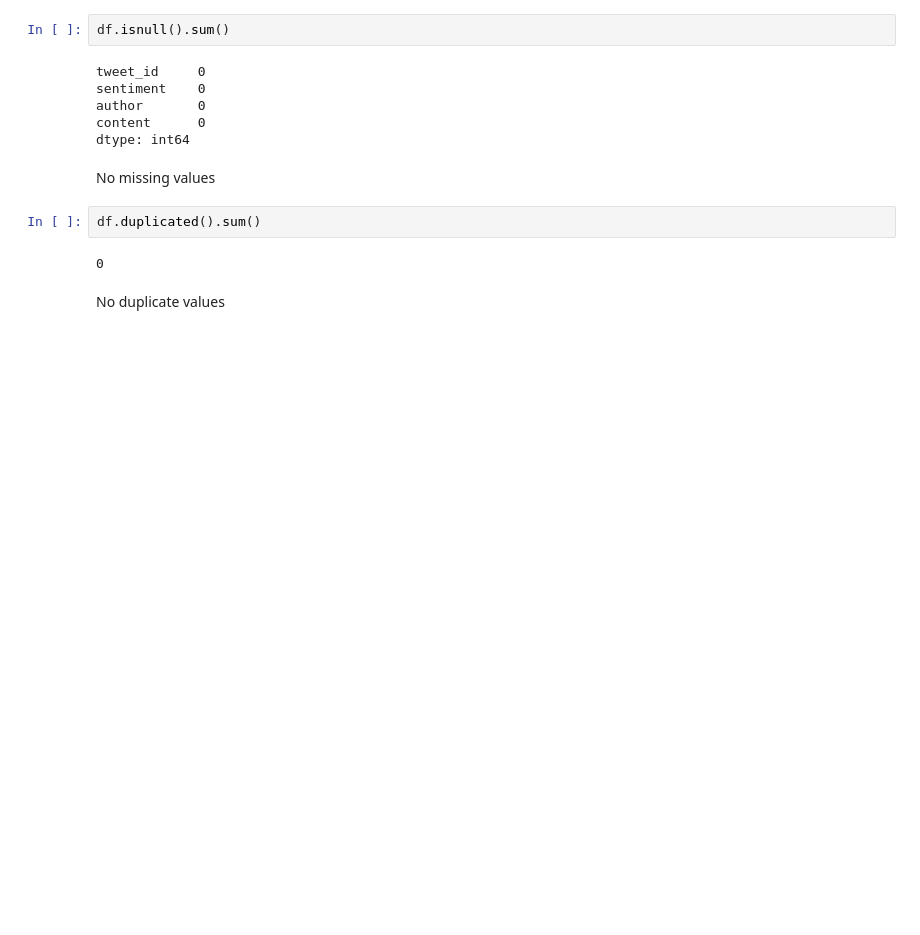
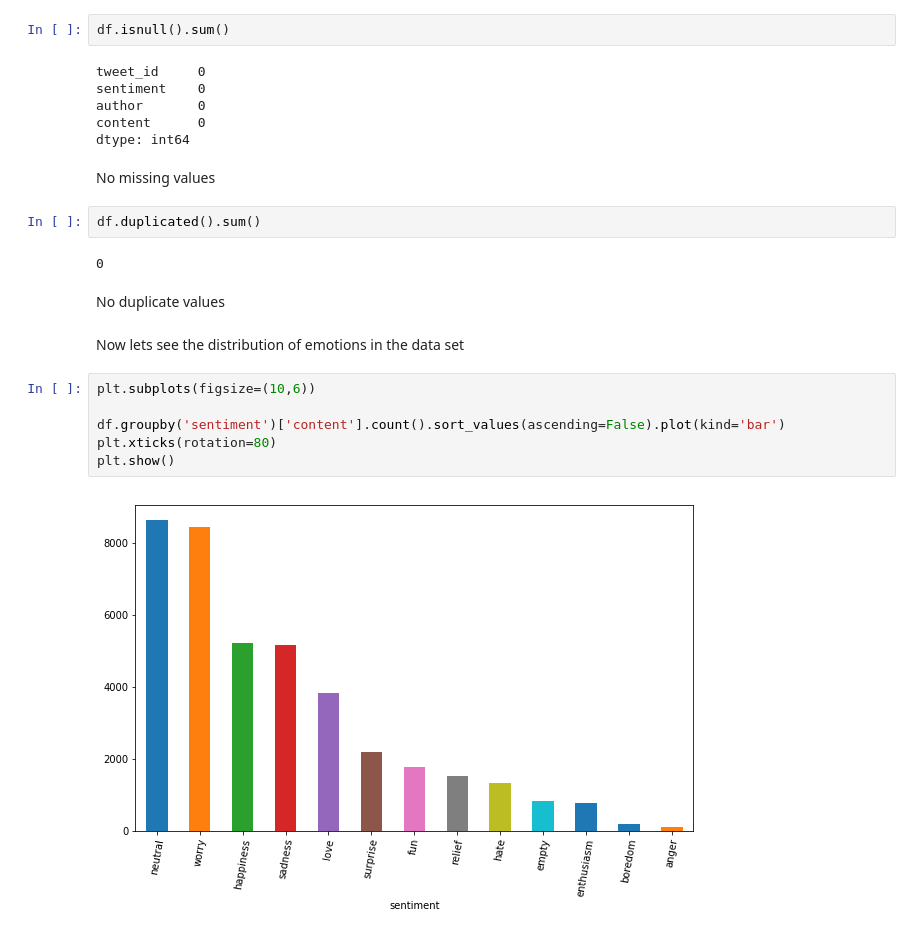
Before and after one commit to kaganilter/PROJECTS, a Jupyter notebook: CAPSTONE PROJECT-2/Twitter Data_Emotions.ipynb, the cells around one changed output. Drawn from its saved outputs; the diff is of its cells as text; blank space fills up the shorter version.

```diff
--- a/CAPSTONE PROJECT-2/Twitter Data_Emotions.ipynb
+++ b/CAPSTONE PROJECT-2/Twitter Data_Emotions.ipynb
@@ -69,3 +71,13 @@ df.duplicated().sum()
 0
 # %% [markdown]
 No duplicate values
+# %% [markdown]
+Now lets see the distribution of emotions in the data set
+# %%
+plt.subplots(figsize=(10,6))
+
+df.groupby('sentiment')['content'].count().sort_values(ascending=False).plot(kind='bar')
+plt.xticks(rotation=80)
+plt.show()
+# %% [output]
+[figure, added]
```
Also changed, not shown: parts of 5 cells of this notebook.
